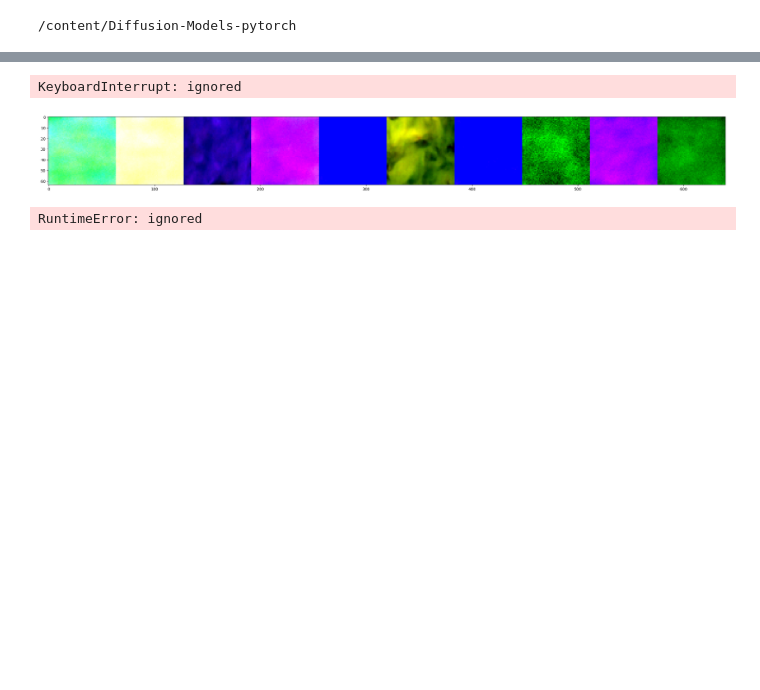
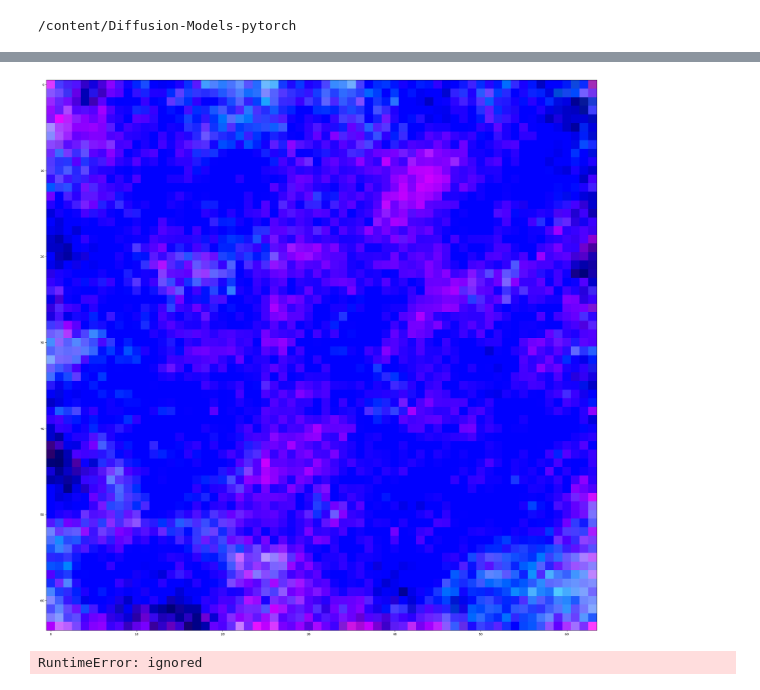
Before and after one commit to MDFahimAnjum/AliasFree-Diffusion-Models-PyTorch, a Jupyter notebook: ddpm_colab.ipynb, the cells around one changed output, grey strips where cells are left out. Saved outputs shown, nothing was run; the diff lists cells and outputs as text; code cells hidden in the pictures; blank space fills up the shorter version.

```diff
--- a/ddpm_colab.ipynb
+++ b/ddpm_colab.ipynb
@@ -138,9 +157,10 @@ def train(args):
 # %%
 args = argument()
 args.run_name = "DDPM_Uncondtional"
-args.epochs = 50
+args.epochs = 2
 args.batch_size = 5    #12
 args.image_size = 64
 args.dataset_path = "/content/Diffusion-Models-pytorch/Linnaeus 5 64X64"
 args.device = "cuda"
 args.lr = 3e-4
+train(args)
@@ -166,14 +167,8 @@ WARNING:matplotlib.image:Clipping input data to the valid range for imshow with
-# %%
-train(args)
-# %% [output]
-KeyboardInterrupt: ignored
 # %%
-device = "cuda"
-model = UNet().to(device)
+model = UNet().to(args.device)
 ckpt = torch.load("/content/Diffusion-Models-pytorch/models/DDPM_Uncondtional/ckpt.pt")
 model.load_state_dict(ckpt)
-diffusion = Diffusion(img_size=args.image_size, device=args.device)
-x = diffusion.sample(model, n=10)
+x = diffusion.sample(model, n=1)
 plot_images(x)
 # %% [output]
-[figure, old version]
+[figure, new version]
```
Also changed, not shown: parts of 5 cells of this notebook.
